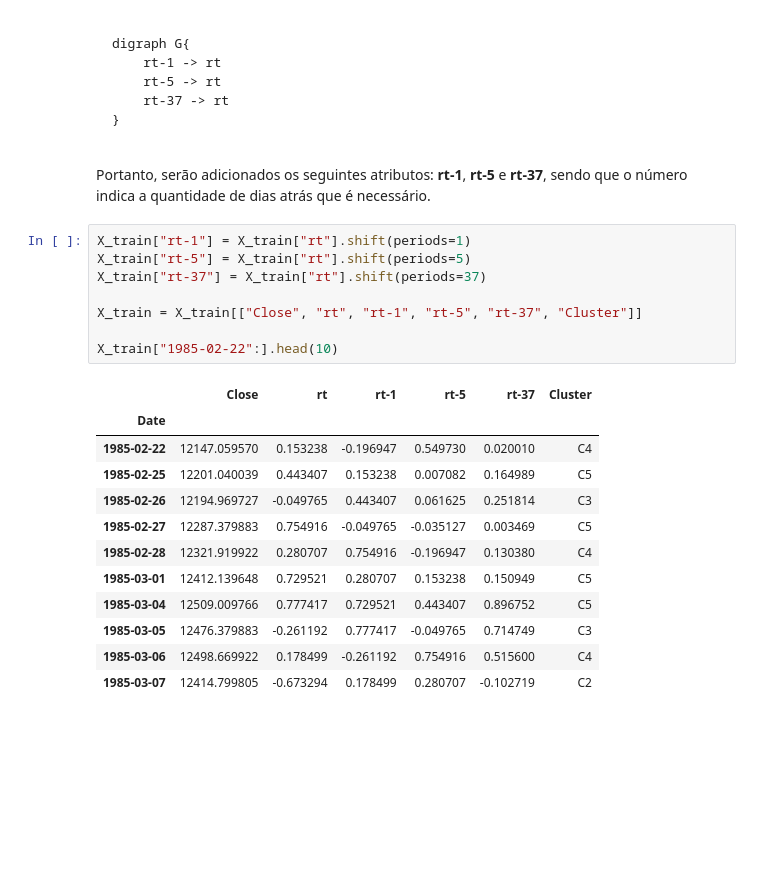
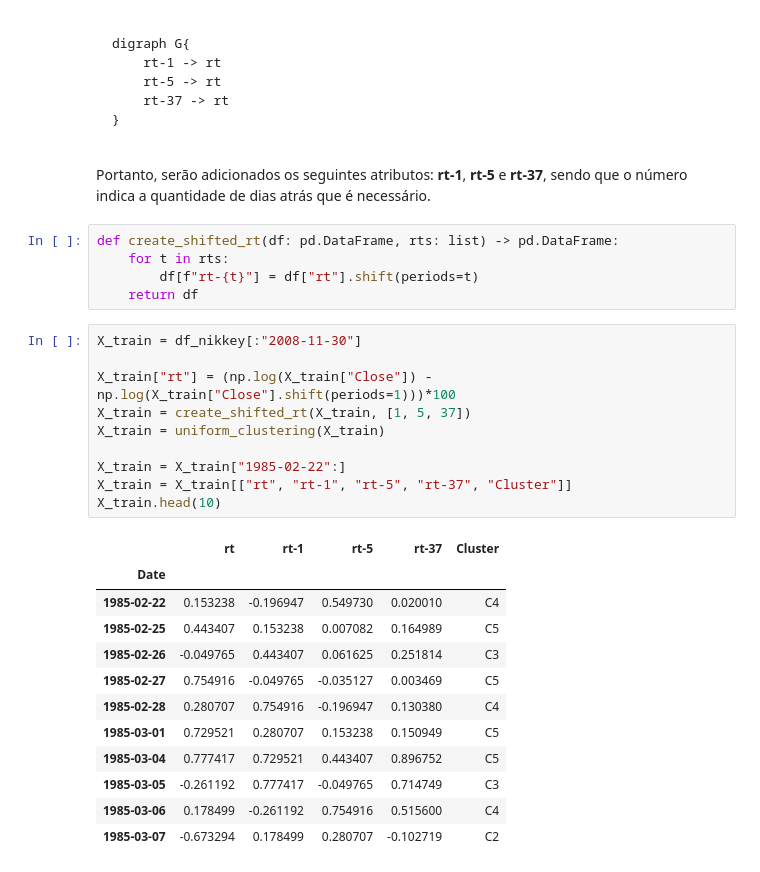
Before and after one commit to cafe-com-analytics/stock_market_index_daily_direction, a Jupyter notebook: notebooks/01_reproducing_paper.ipynb, the cells around one changed output. Drawn from its saved outputs; the diff is of its cells as text; blank space fills up the shorter version.

```diff
--- a/notebooks/01_reproducing_paper.ipynb
+++ b/notebooks/01_reproducing_paper.ipynb
@@ -156,24 +158,31 @@ digraph G{
 
 
 Portanto, serão adicionados os seguintes atributos: **rt-1**, **rt-5** e **rt-37**, sendo que o número indica a quantidade de dias atrás que é necessário.
+# %%
+def create_shifted_rt(df: pd.DataFrame, rts: list) -> pd.DataFrame:
+    for t in rts:
+        df[f"rt-{t}"] = df["rt"].shift(periods=t)
+    return df
 # %%
-X_train["rt-1"] = X_train["rt"].shift(periods=1)
-X_train["rt-5"] = X_train["rt"].shift(periods=5)
-X_train["rt-37"] = X_train["rt"].shift(periods=37)
+X_train = df_nikkey[:"2008-11-30"]
 
-X_train = X_train[["Close", "rt", "rt-1", "rt-5", "rt-37", "Cluster"]]
+X_train["rt"] = (np.log(X_train["Close"]) - np.log(X_train["Close"].shift(periods=1)))*100
+X_train = create_shifted_rt(X_train, [1, 5, 37])
+X_train = uniform_clustering(X_train)
 
-X_train["1985-02-22":].head(10)
+X_train = X_train["1985-02-22":]
+X_train = X_train[["rt", "rt-1", "rt-5", "rt-37", "Cluster"]]
+X_train.head(10)
 # %% [output]
-|  | Close | rt | rt-1 | rt-5 | rt-37 | Cluster |
-| Date |  |  |  |  |  |  |
-| 1985-02-22 | 12147.059570 | 0.153238 | -0.196947 | 0.549730 | 0.020010 | C4 |
-| 1985-02-25 | 12201.040039 | 0.443407 | 0.153238 | 0.007082 | 0.164989 | C5 |
-| 1985-02-26 | 12194.969727 | -0.049765 | 0.443407 | 0.061625 | 0.251814 | C3 |
-| 1985-02-27 | 12287.379883 | 0.754916 | -0.049765 | -0.035127 | 0.003469 | C5 |
-| 1985-02-28 | 12321.919922 | 0.280707 | 0.754916 | -0.196947 | 0.130380 | C4 |
-| 1985-03-01 | 12412.139648 | 0.729521 | 0.280707 | 0.153238 | 0.150949 | C5 |
-| 1985-03-04 | 12509.009766 | 0.777417 | 0.729521 | 0.443407 | 0.896752 | C5 |
-| 1985-03-05 | 12476.379883 | -0.261192 | 0.777417 | -0.049765 | 0.714749 | C3 |
-| 1985-03-06 | 12498.669922 | 0.178499 | -0.261192 | 0.754916 | 0.515600 | C4 |
-| 1985-03-07 | 12414.799805 | -0.673294 | 0.178499 | 0.280707 | -0.102719 | C2 |
+|  | rt | rt-1 | rt-5 | rt-37 | Cluster |
+| Date |  |  |  |  |  |
+| 1985-02-22 | 0.153238 | -0.196947 | 0.549730 | 0.020010 | C4 |
+| 1985-02-25 | 0.443407 | 0.153238 | 0.007082 | 0.164989 | C5 |
+| 1985-02-26 | -0.049765 | 0.443407 | 0.061625 | 0.251814 | C3 |
+| 1985-02-27 | 0.754916 | -0.049765 | -0.035127 | 0.003469 | C5 |
+| 1985-02-28 | 0.280707 | 0.754916 | -0.196947 | 0.130380 | C4 |
+| 1985-03-01 | 0.729521 | 0.280707 | 0.153238 | 0.150949 | C5 |
+| 1985-03-04 | 0.777417 | 0.729521 | 0.443407 | 0.896752 | C5 |
+| 1985-03-05 | -0.261192 | 0.777417 | -0.049765 | 0.714749 | C3 |
+| 1985-03-06 | 0.178499 | -0.261192 | 0.754916 | 0.515600 | C4 |
+| 1985-03-07 | -0.673294 | 0.178499 | 0.280707 | -0.102719 | C2 |
```
Also changed, not shown: parts of 9 cells of this notebook.
